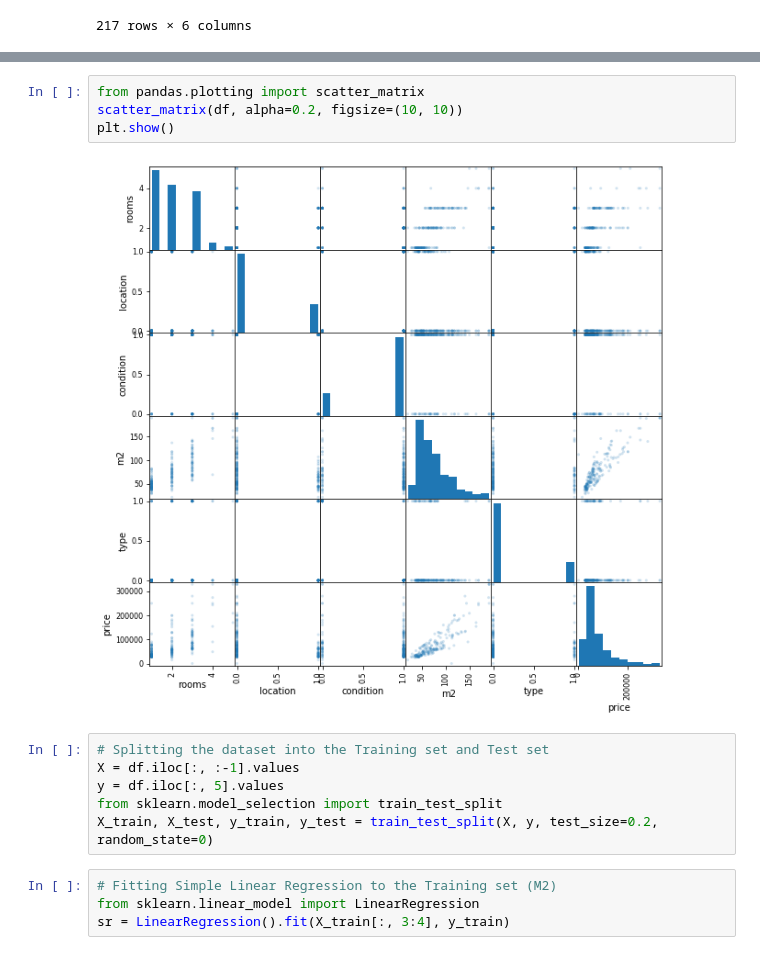
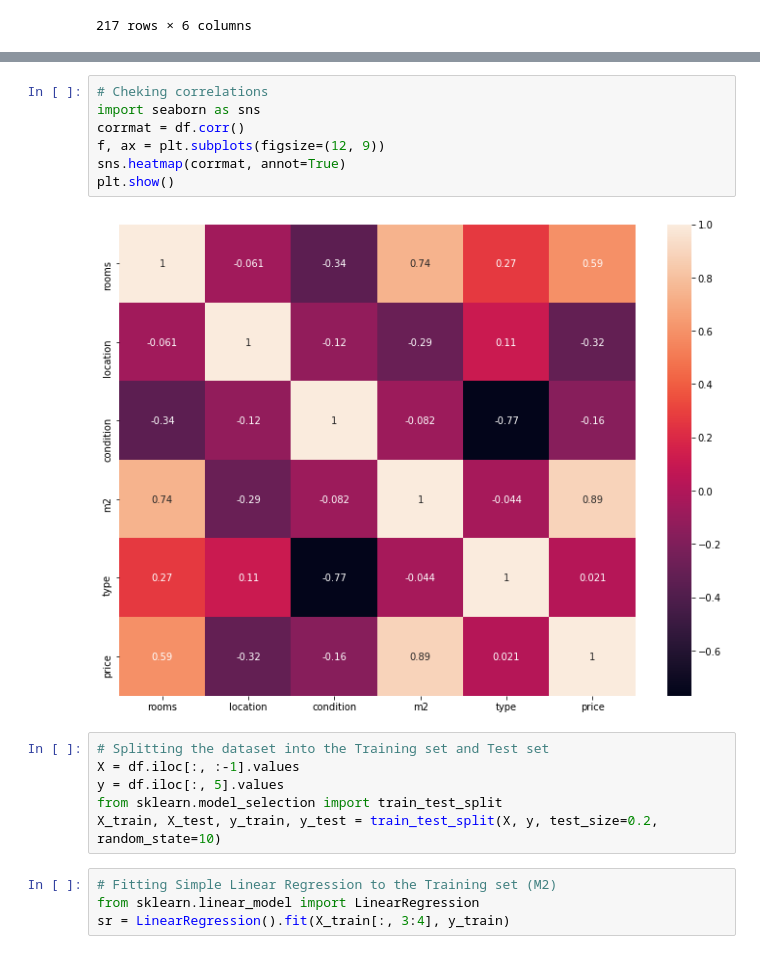
Before and after one commit to katerynakononova/ML, a Jupyter notebook: Python/02 Linear Regression.ipynb, the cells around one changed output, grey strips where cells are left out. Cells and saved outputs as stored; diff of their text form.

```diff
--- a/Python/02 Linear Regression.ipynb
+++ b/Python/02 Linear Regression.ipynb
@@ -38,15 +27,18 @@ df.corr()
-# %%
-from pandas.plotting import scatter_matrix
-scatter_matrix(df, alpha=0.2, figsize=(10, 10))
-plt.show()
-# %% [output]
-[figure, removed]
+# %%
+# Cheking correlations
+import seaborn as sns
+corrmat = df.corr()
+f, ax = plt.subplots(figsize=(12, 9))
+sns.heatmap(corrmat, annot=True)
+plt.show()
+# %% [output]
+[figure, added]
 # %%
 # Splitting the dataset into the Training set and Test set
 X = df.iloc[:, :-1].values
 y = df.iloc[:, 5].values
 from sklearn.model_selection import train_test_split
-X_train, X_test, y_train, y_test = train_test_split(X, y, test_size=0.2, random_state=0)
+X_train, X_test, y_train, y_test = train_test_split(X, y, test_size=0.2, random_state=10)
 # %%
 # Fitting Simple Linear Regression to the Training set (M2)
 from sklearn.linear_model import LinearRegression
```
Also changed, not shown: parts of 32 cells of this notebook, 1 other file.
